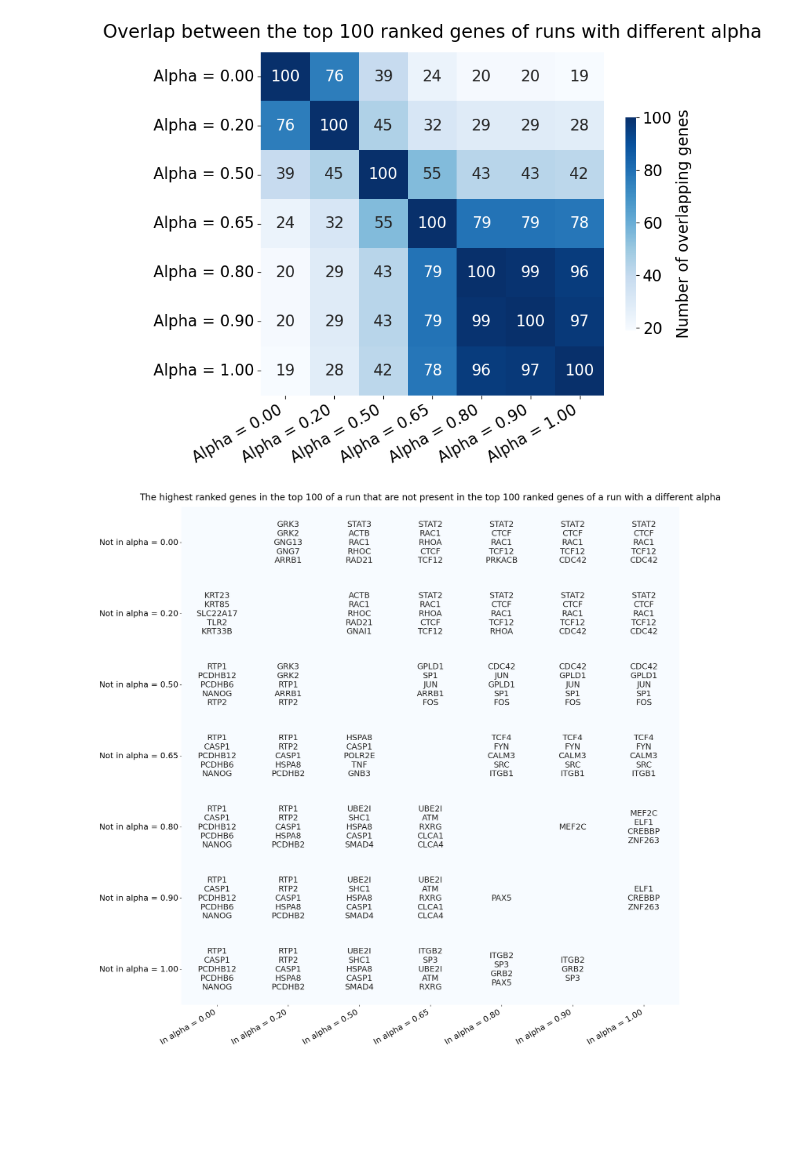
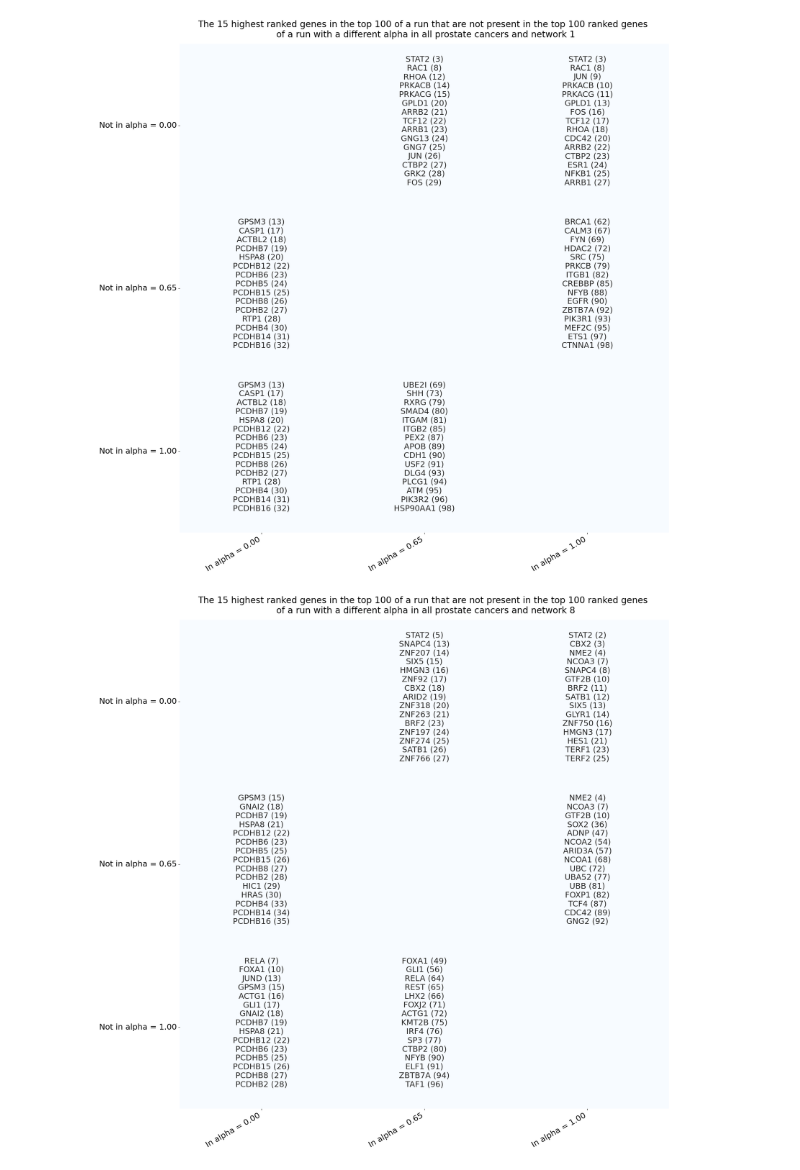
Before and after one commit to dmartmillan/OMEN, a Jupyter notebook: new_data/Compare_rankings.ipynb, the cells around one changed output. Cells and saved outputs as stored; diff of their text form; code cells hidden in the pictures; blank space fills up the shorter version.

```diff
--- a/new_data/Compare_rankings.ipynb
+++ b/new_data/Compare_rankings.ipynb
@@ -409,23 +249,18 @@ for i1 in range(len(alphas)):
-# %%
-df_plot = pd.DataFrame(data, index)
-fig, ax = plt.subplots()
-fig.set_size_inches(8,8)
-hm = sns.heatmap(df_plot,ax=ax,square=True,cmap='Blues',annot=True,fmt='g',cbar_kws={'label':'Number of overlapping genes','shrink':0.5})
-hm.set_xticklabels(hm.get_xticklabels(),rotation=30,horizontalalignment='right')
-ax.set_title('Overlap between the top 100 ranked genes of runs with different alpha',pad=15)
-plt.savefig('plots_ranks/Overlap_rankings_alpha_corrected_non_aggr.png',bbox_inches="tight")
-plt.show()
-# %% [output]
-[figure, removed]
-# %%
-df_plot = pd.DataFrame(data_empty, index2)
-fig, ax = plt.subplots()
-fig.set_size_inches(20,20)
-hm = sns.heatmap(df_plot.transpose(),ax=ax,square=True,cmap='Blues',annot=text,fmt='',cbar=False,annot_kws={"size":18})
-hm.set_xticklabels(hm.get_xticklabels(),rotation=30,horizontalalignment='right',size=18)
-hm.set_yticklabels(hm.get_yticklabels(),rotation=0,size=18)
-ax.set_title('The highest ranked genes in the top 100 of a run that are not present in the top 100 ranked genes of a run with a different alpha',pad=15,size=20)
-plt.savefig('./plots_ranks/Non_overlapping_genes_rankings_alpha_corrected_non_aggr.png',bbox_inches="tight")
-plt.show()
-# %% [output]
-[figure, removed]
+# %%
+rankings_only_alphas2 = {}
+rankings_aggr_only_alphas2 = {}
+rankings_non_aggr_only_alphas2 = {}
+for i in alphas2:
+    rankings_only_alphas2[i] = rankings[i]
+    rankings_aggr_only_alphas2[i] = rankings_aggr[i]
+    rankings_non_aggr_only_alphas2[i] = rankings_non_aggr[i]
+
+non_overlapping_high_ranked_genes_plot(rankings_only_alphas2,alphas2,'all',1,15)
+non_overlapping_high_ranked_genes_plot(rankings_nw8,alphas2,'all',8,15)
+non_overlapping_high_ranked_genes_plot(rankings_aggr_only_alphas2,alphas2,'aggressive',1,15)
+non_overlapping_high_ranked_genes_plot(rankings_nw8_aggr,alphas2,'aggressive',8,15)
+non_overlapping_high_ranked_genes_plot(rankings_non_aggr_only_alphas2,alphas2,'non-aggressive',1,15)
+non_overlapping_high_ranked_genes_plot(rankings_nw8_non_aggr,alphas2,'non-aggressive',8,15)
+# %% [output]
+[figure, added]
+[figure, added]
```
Also changed, not shown: parts of 25 cells of this notebook, 1 other file.
